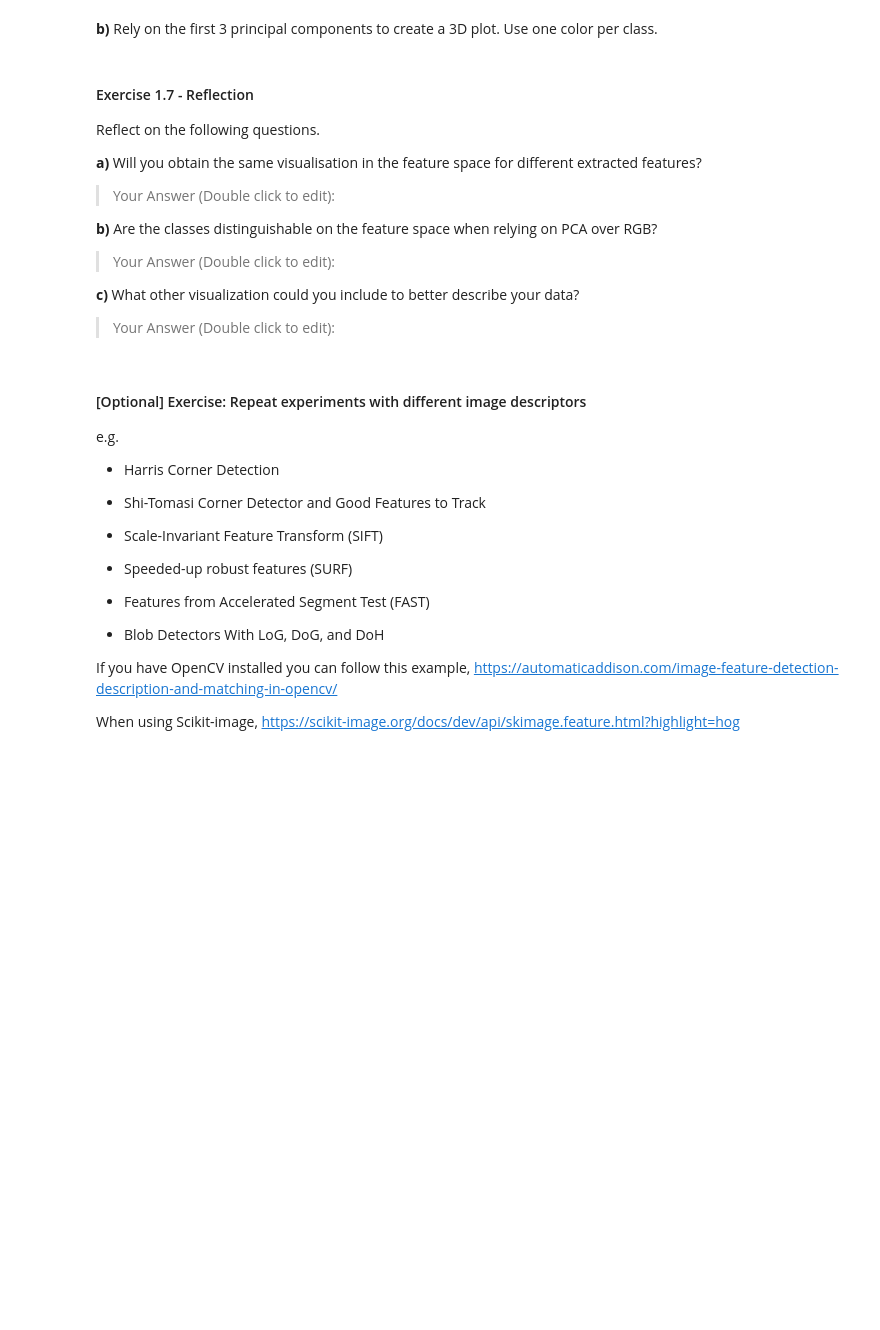
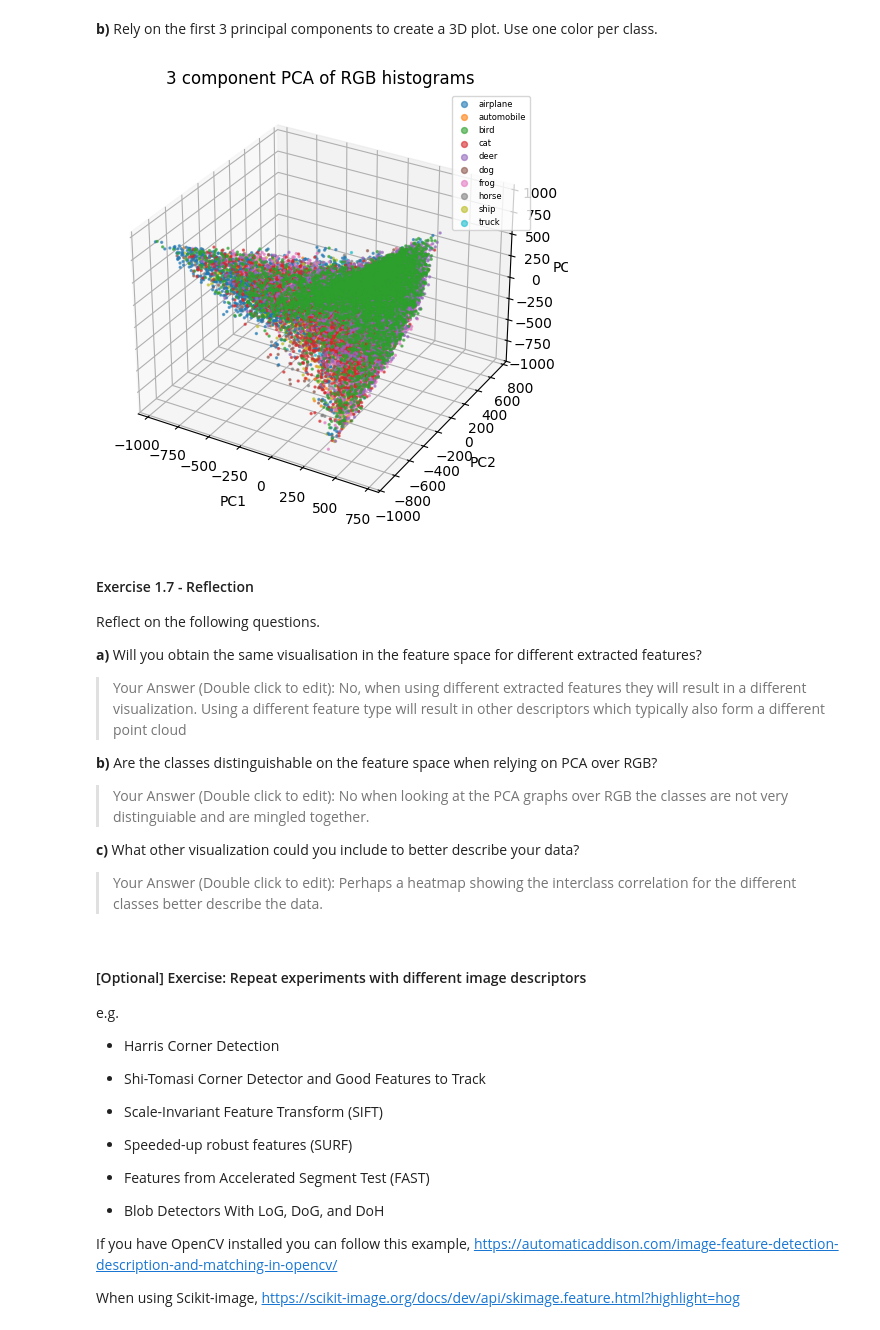
Before and after one commit to darkroasted/DS_CV_assignments, a Jupyter notebook: CV_assignents/Assignment 1 - Understanding a dataset.ipynb, the cells around one changed output. Saved outputs shown, nothing was run; the diff lists cells and outputs as text; code cells hidden in the pictures; blank space fills up the shorter version.

```diff
--- a/CV_assignents/Assignment 1 - Understanding a dataset.ipynb
+++ b/CV_assignents/Assignment 1 - Understanding a dataset.ipynb
@@ -232,6 +351,30 @@ Create the following two figures:
 **b)** Rely on the first 3 principal components to create a 3D plot. Use one color per class.
 # %%
 # Ex.1.6b your code here
+# creat ethe figure
+fig = plt.figure()
+
+# create the 3d plot
+ax3 = fig.add_subplot(111, projection='3d')
+
+# loop over classes
+for i, name in enumerate(classes):
+
+    # mask out the unnesecary data
+    mask = labels_enum == i
+
+    # plot the data
+    ax3.scatter(pca_results[mask,0], pca_results[mask,1], pca_results[mask,2],
+                s=2, color=colors[i], label=name, alpha=0.6)
+
+# set title and legend etc
+ax3.set_title("3 component PCA of RGB histograms")
+ax3.set_xlabel("PC1"); ax3.set_ylabel("PC2"); ax3.set_zlabel("PC3")
+ax3.legend(markerscale=3, fontsize=6, loc='upper right')
+plt.tight_layout()
+plt.show()
+# %% [output]
+[figure, added]
 # %% [markdown]
 #### Exercise 1.7 - Reflection
 
@@ -239,12 +382,14 @@ Reflect on the following questions.
 
 **a)** Will you obtain the same visualisation in the feature space for different extracted features?
 > Your Answer (Double click to edit):
+> No, when using different extracted features they will result in a different visualization. Using a different feature type will result in other descriptors which typically also form a different point cloud
 
 **b)** Are the classes distinguishable on the feature space when relying on PCA over RGB?
 > Your Answer (Double click to edit):
+> No when looking at the PCA graphs over RGB the classes are not very distinguiable and are mingled together.
 
 **c)** What other visualization could you include to better describe your data?
-> Your Answer (Double click to edit):
+> Your Answer (Double click to edit): Perhaps a heatmap showing the interclass correlation for the different classes better describe the data.
 # %% [markdown]
 #### [Optional] Exercise: Repeat experiments with different image descriptors
 
```
Also changed, not shown: parts of 7 cells of this notebook.
